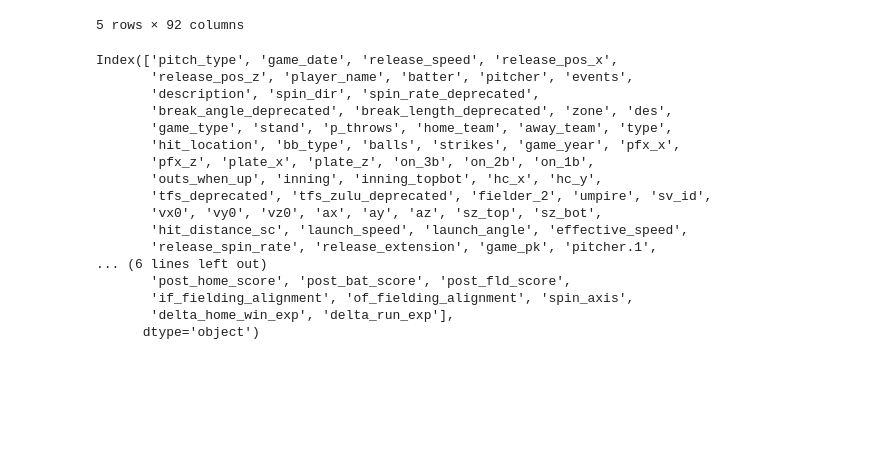
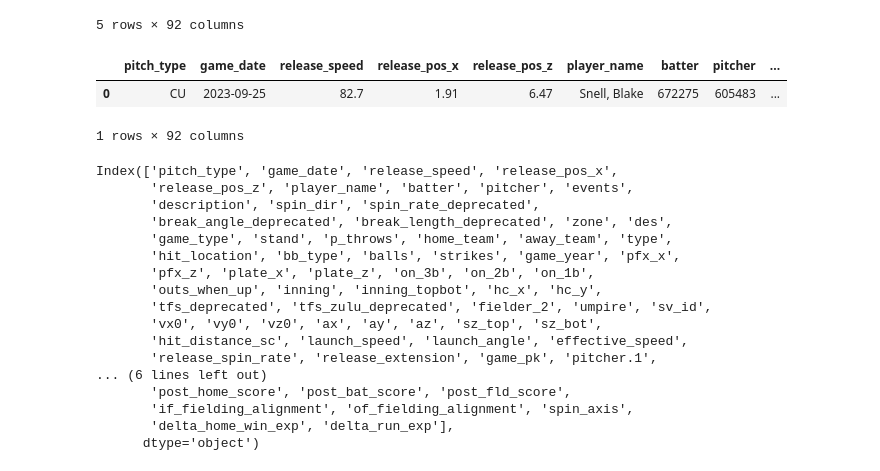
Before and after one commit to Stonec823/MLB-Pitch-Prediction, a Jupyter notebook: notebooks/pybaseball.ipynb, the cells around one changed output. Drawn from its saved outputs; the diff is of its cells as text; code cells hidden in the pictures; blank space fills up the shorter version.

```diff
--- a/notebooks/pybaseball.ipynb
+++ b/notebooks/pybaseball.ipynb
@@ -37,6 +38,13 @@ Gathering Player Data
 | 3 | CH | 2023-09-25 | 86.7 | 2.39 | 6.33 | Snell, Blake | 571745 | 605483 | ... |
 | 4 | CU | 2023-09-25 | 80.9 | 2.01 | 6.48 | Snell, Blake | 571745 | 605483 | ... |
 5 rows × 92 columns
+# %%
+df11 = df.head(1)
+df11
+# %% [output]
+|  | pitch_type | game_date | release_speed | release_pos_x | release_pos_z | player_name | batter | pitcher | ... |
+| 0 | CU | 2023-09-25 | 82.7 | 1.91 | 6.47 | Snell, Blake | 672275 | 605483 | ... |
+1 rows × 92 columns
 # %%
 df.columns
 # %% [output]
```
Also changed, not shown: parts of 1 cell of this notebook, 3 other files.
